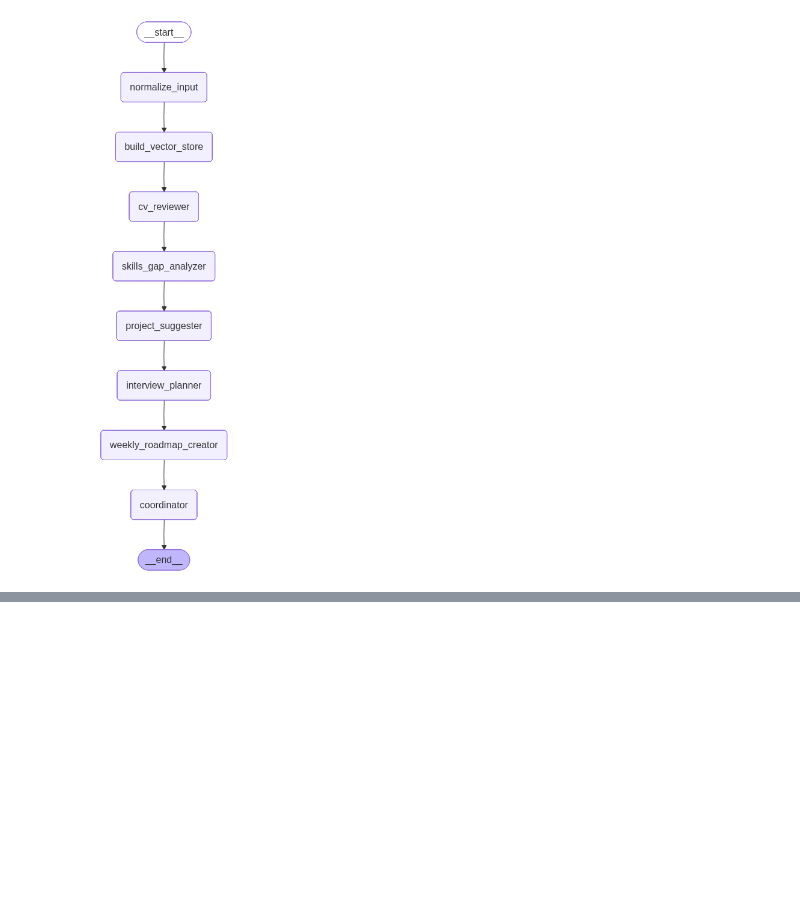
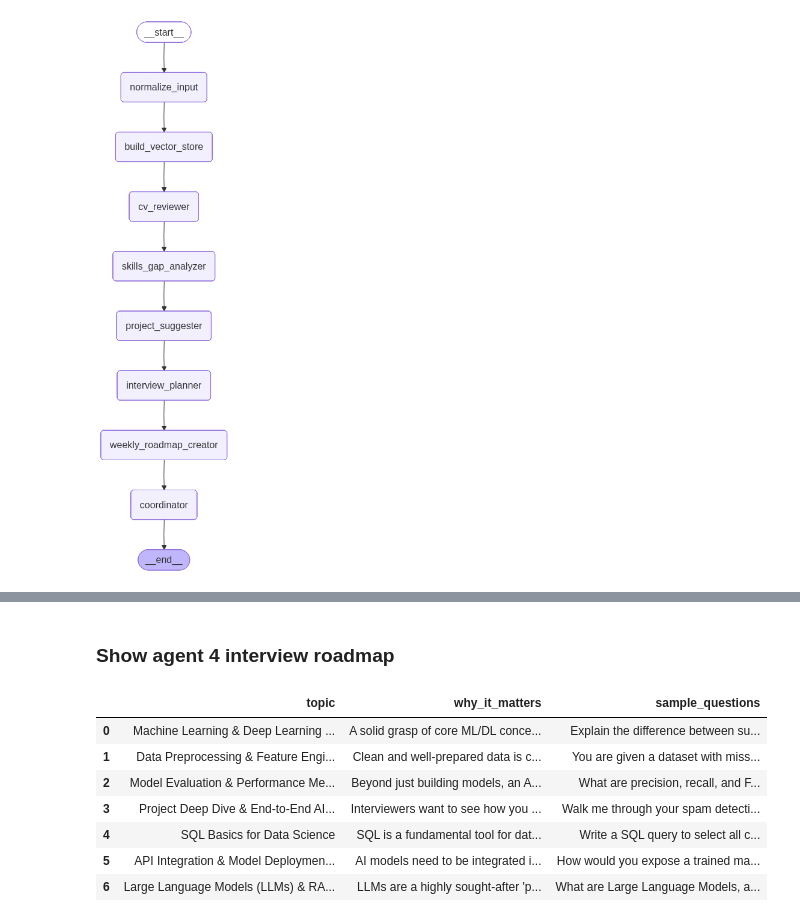
Before and after one commit to mdmohsin212/Generative-AI, a Jupyter notebook: Multi-Agent Career Assistant/Multi-Agent.ipynb, the cells around one changed output, grey strips where cells are left out. Drawn from its saved outputs; the diff is of its cells as text; code cells hidden in the pictures; blank space fills up the shorter version.

```diff
--- a/Multi-Agent Career Assistant/Multi-Agent.ipynb
+++ b/Multi-Agent Career Assistant/Multi-Agent.ipynb
@@ -864,0 +948,16 @@ print("Final Project Suggestions:", len(result["final_output"]["project_recommen
+# %% [markdown]
+### Show agent 4 interview roadmap
+# %%
+interview_df = make_interview_df(
+    [item for item in result["interview_plan"]["priority_topics"]]
+)
+interview_df
+# %% [output]
+|  | topic | why_it_matters | sample_questions |
+| 0 | Machine Learning & Deep Learning ... | A solid grasp of core ML/DL conce... | Explain the difference between su... |
+| 1 | Data Preprocessing & Feature Engi... | Clean and well-prepared data is c... | You are given a dataset with miss... |
+| 2 | Model Evaluation & Performance Me... | Beyond just building models, an A... | What are precision, recall, and F... |
+| 3 | Project Deep Dive & End-to-End AI... | Interviewers want to see how you ... | Walk me through your spam detecti... |
+| 4 | SQL Basics for Data Science | SQL is a fundamental tool for dat... | Write a SQL query to select all c... |
+| 5 | API Integration & Model Deploymen... | AI models need to be integrated i... | How would you expose a trained ma... |
+| 6 | Large Language Models (LLMs) & RA... | LLMs are a highly sought-after 'p... | What are Large Language Models, a... |
```
Also changed, not shown: parts of 13 cells of this notebook.
